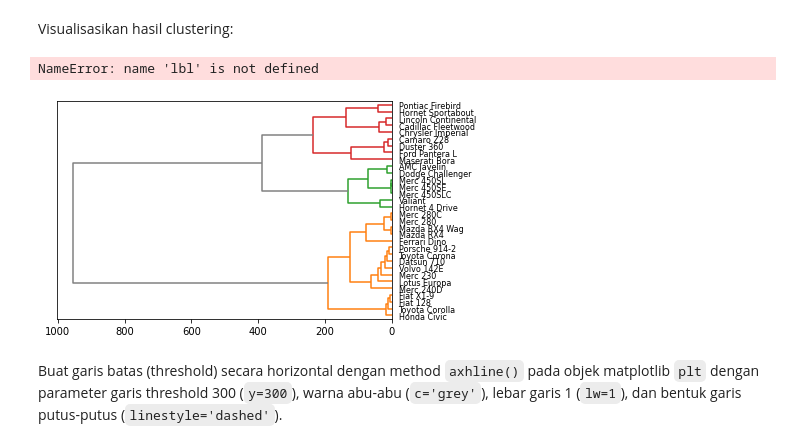
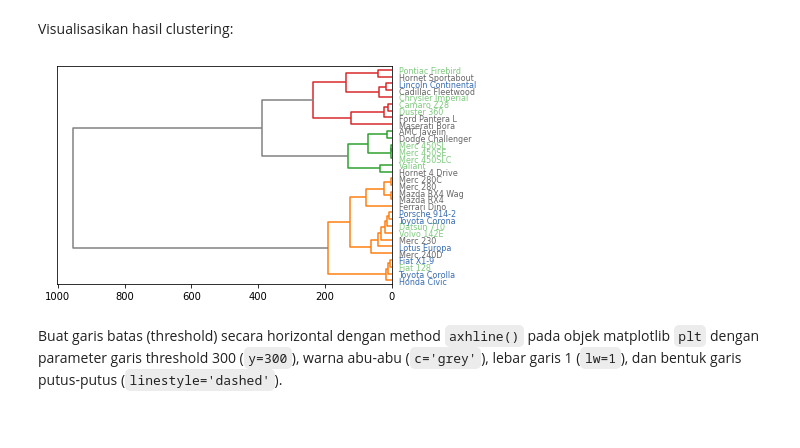
Before and after one commit to rudyhendrawn/data-course, a Jupyter notebook: data-visualization/Plot-Hierarchy.ipynb, the cells around one changed output. Cells and saved outputs as stored; diff of their text form; code cells hidden in the pictures.

```diff
--- a/data-visualization/Plot-Hierarchy.ipynb
+++ b/data-visualization/Plot-Hierarchy.ipynb
@@ -60,28 +60,27 @@ Visualisasikan hasil clustering:
 # %%
 plt.figure()
 plot_dendrogram = hierarchy.dendrogram(Z, #
                                  labels=df.index,
                                  leaf_rotation=0,
                                  orientation='left',
                                  color_threshold=240,
                                  above_threshold_color='grey')
 color_palette = plt.cm.get_cmap('Accent', 3)
 
 # Ubah atribut 'cyl' menjadi categorical, sehingga setiap level akan diberi warna berbeda
 df['cyl'] = pd.Categorical(df['cyl'])
 categorical_color = df['cyl'].cat.codes
 
 ax = plt.gca()
 x_labels = ax.get_ymajorticklabels()
 
 num = -1
 for label in x_labels:
     num += 1
     color_value = categorical_color[num]
-    lbl.set_color(color_palette(color_value))
+    label.set_color(color_palette(color_value))
 # %% [output]
-NameError: name 'lbl' is not defined
-[figure, old version]
+[figure, new version]
 # %% [markdown]
 Buat garis batas (threshold) secara horizontal dengan method `axhline()` pada objek matplotlib `plt` dengan parameter garis threshold 300 (`y=300`), warna abu-abu (`c='grey'`), lebar garis 1 (`lw=1`), dan bentuk garis putus-putus (`linestyle='dashed'`).
 # %%
```
Also changed, not shown: parts of 8 cells of this notebook.
